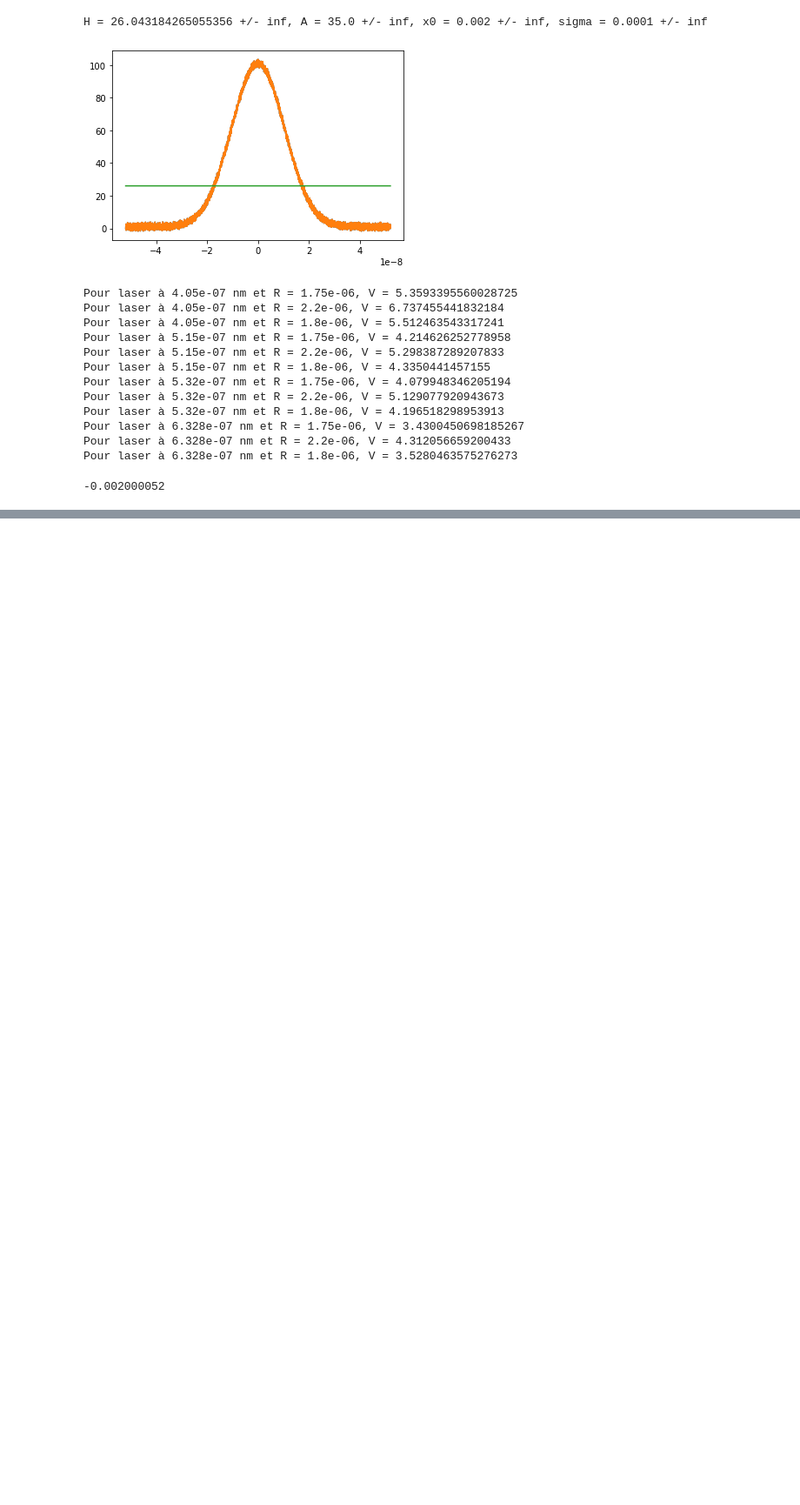
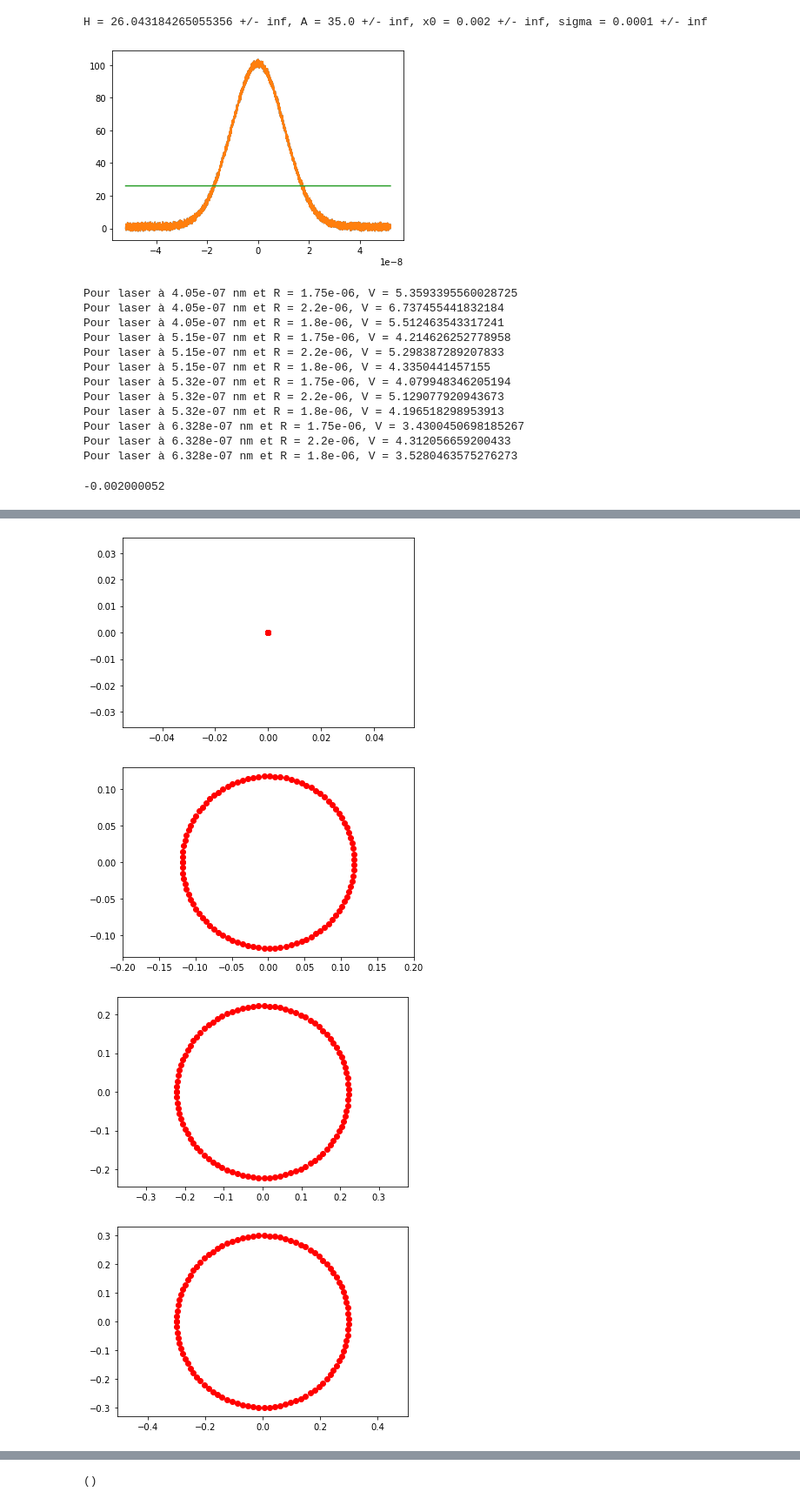
Before and after one commit to pierrotlamontagne/Github-labo-3, a Jupyter notebook: FOP/Analyse.ipynb, the cells around one changed output, grey strips where cells are left out. Shown: that part at 87% size. Drawn from its saved outputs; the diff is of its cells as text; code cells hidden in the pictures; blank space fills up the shorter version.

```diff
--- a/FOP/Analyse.ipynb
+++ b/FOP/Analyse.ipynb
@@ -127,0 +152,35 @@ Pour laser à 6.328e-07 nm et R = 1.8e-06, V = 3.5280463575276273
+# %%
+from scipy.special import sph_harm
+
+#Orbital parameters
+m = 1
+n = 1
+
+theta = np.linspace(0,2*np.pi,100)
+phi = np.linspace(0,np.pi,10)
+
+for p in phi:
+    X_array = []
+    Y_array = []
+
+    for t in theta:
+
+
+        harm_sphe = sph_harm(m,n,t,p)
+
+        X = harm_sphe.real
+        Y = harm_sphe.imag
+        X_array.append(X)
+        Y_array.append(Y)
+
+    plt.scatter(X_array,Y_array, color='red')
+
+    plt.axis("equal")
+    plt.show()
+
+np.shape(harm_sphe)
+# %% [output]
+[figure, added]
+[figure, added]
+[figure, added]
+[figure, added]
@@ -127,0 +193 @@ Pour laser à 6.328e-07 nm et R = 1.8e-06, V = 3.5280463575276273
+()
```
Also changed, not shown: parts of 5 cells of this notebook, 41 other files.
